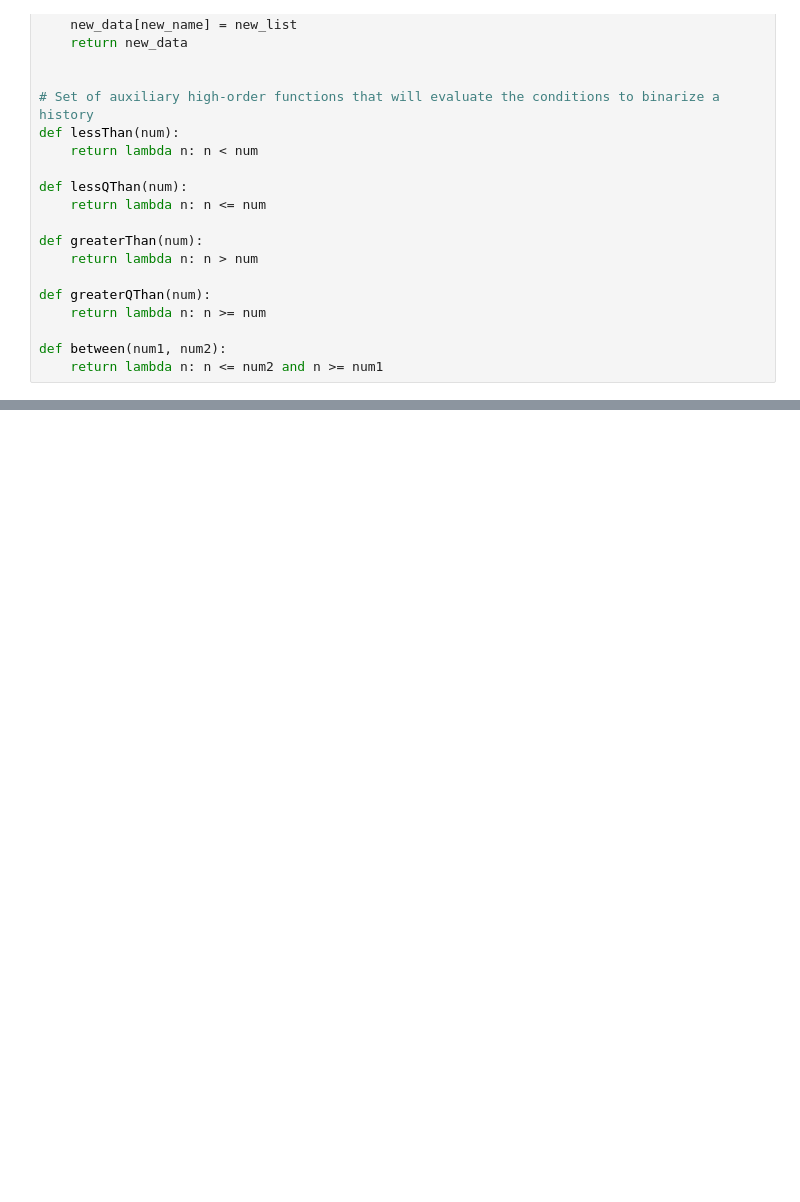
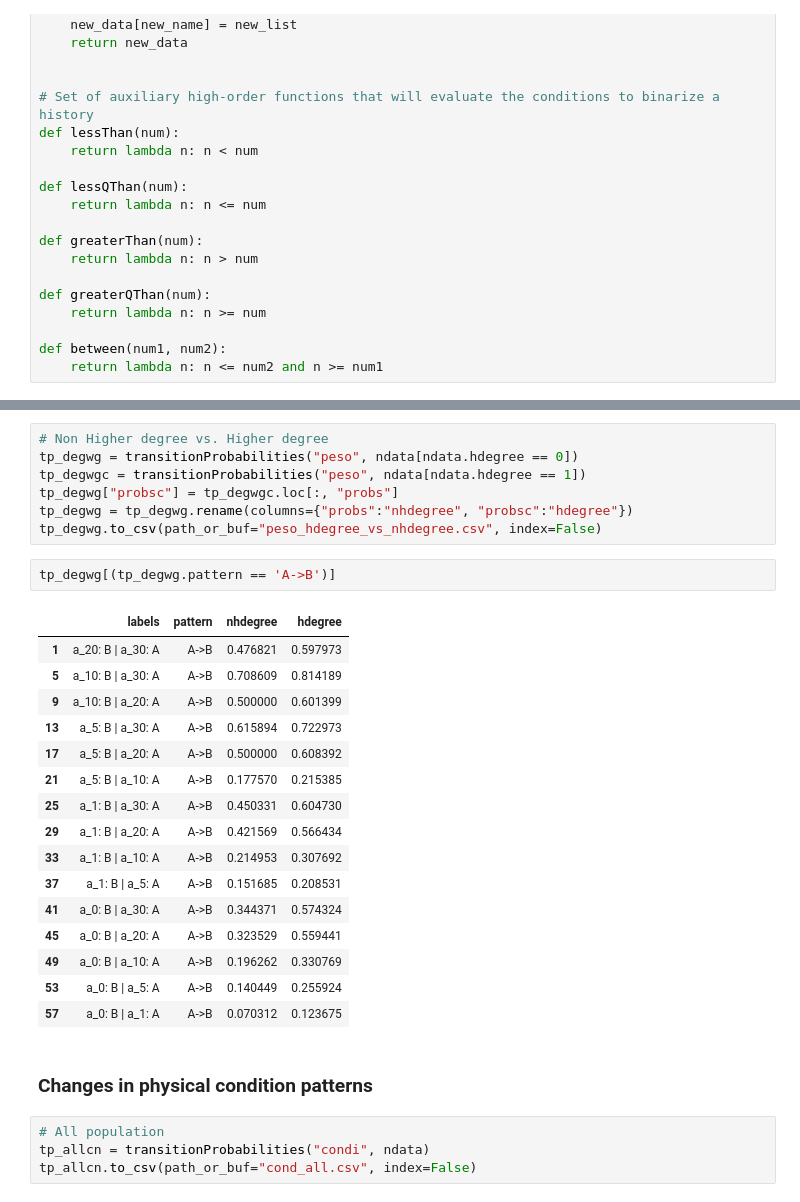
Before and after one commit to vicalbiter/histories, a Jupyter notebook: HistCreation - v1.1.ipynb, the cells around one changed output, grey strips where cells are left out. Saved outputs shown, nothing was run; the diff lists cells and outputs as text; blank space fills up the shorter version.

```diff
--- a/HistCreation - v1.1.ipynb
+++ b/HistCreation - v1.1.ipynb
@@ -151,0 +310,32 @@ def getEpsilon(feature, category, classFeature, classCategory, data):
+# %%
+# Non Higher degree vs. Higher degree
+tp_degwg = transitionProbabilities("peso", ndata[ndata.hdegree == 0])
+tp_degwgc = transitionProbabilities("peso", ndata[ndata.hdegree == 1])
+tp_degwg["probsc"] = tp_degwgc.loc[:, "probs"]
+tp_degwg = tp_degwg.rename(columns={"probs":"nhdegree", "probsc":"hdegree"})
+tp_degwg.to_csv(path_or_buf="peso_hdegree_vs_nhdegree.csv", index=False)
+# %%
+tp_degwg[(tp_degwg.pattern == 'A->B')]
+# %% [output]
+|  | labels | pattern | nhdegree | hdegree |
+| 1 | a_20: B | a_30: A | A->B | 0.476821 | 0.597973 |
+| 5 | a_10: B | a_30: A | A->B | 0.708609 | 0.814189 |
+| 9 | a_10: B | a_20: A | A->B | 0.500000 | 0.601399 |
+| 13 | a_5: B | a_30: A | A->B | 0.615894 | 0.722973 |
+| 17 | a_5: B | a_20: A | A->B | 0.500000 | 0.608392 |
+| 21 | a_5: B | a_10: A | A->B | 0.177570 | 0.215385 |
+| 25 | a_1: B | a_30: A | A->B | 0.450331 | 0.604730 |
+| 29 | a_1: B | a_20: A | A->B | 0.421569 | 0.566434 |
+| 33 | a_1: B | a_10: A | A->B | 0.214953 | 0.307692 |
+| 37 | a_1: B | a_5: A | A->B | 0.151685 | 0.208531 |
+| 41 | a_0: B | a_30: A | A->B | 0.344371 | 0.574324 |
+| 45 | a_0: B | a_20: A | A->B | 0.323529 | 0.559441 |
+| 49 | a_0: B | a_10: A | A->B | 0.196262 | 0.330769 |
+| 53 | a_0: B | a_5: A | A->B | 0.140449 | 0.255924 |
+| 57 | a_0: B | a_1: A | A->B | 0.070312 | 0.123675 |
+# %% [markdown]
+### Changes in physical condition patterns
+# %%
+# All population
+tp_allcn = transitionProbabilities("condi", ndata)
+tp_allcn.to_csv(path_or_buf="cond_all.csv", index=False)
```
Also changed, not shown: parts of 33 cells of this notebook, 14 other files.
